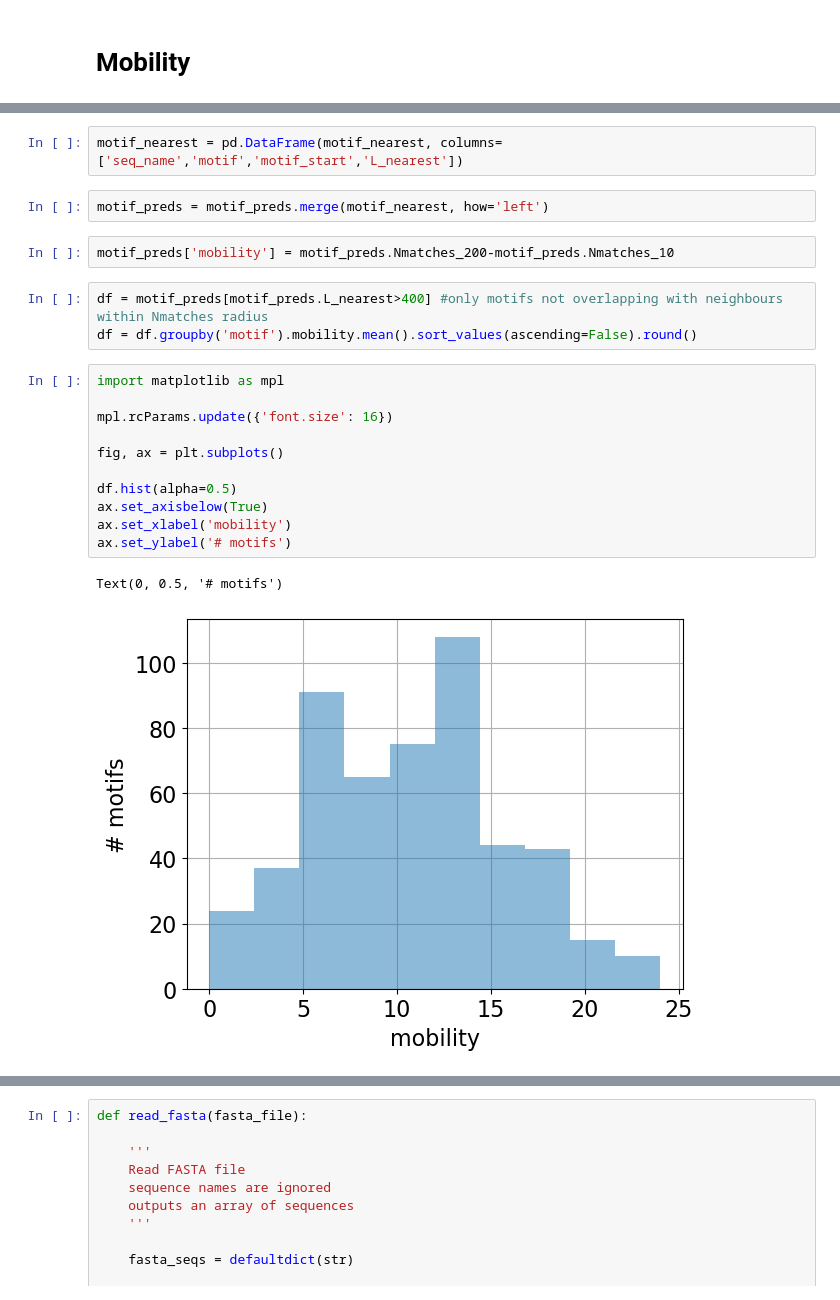
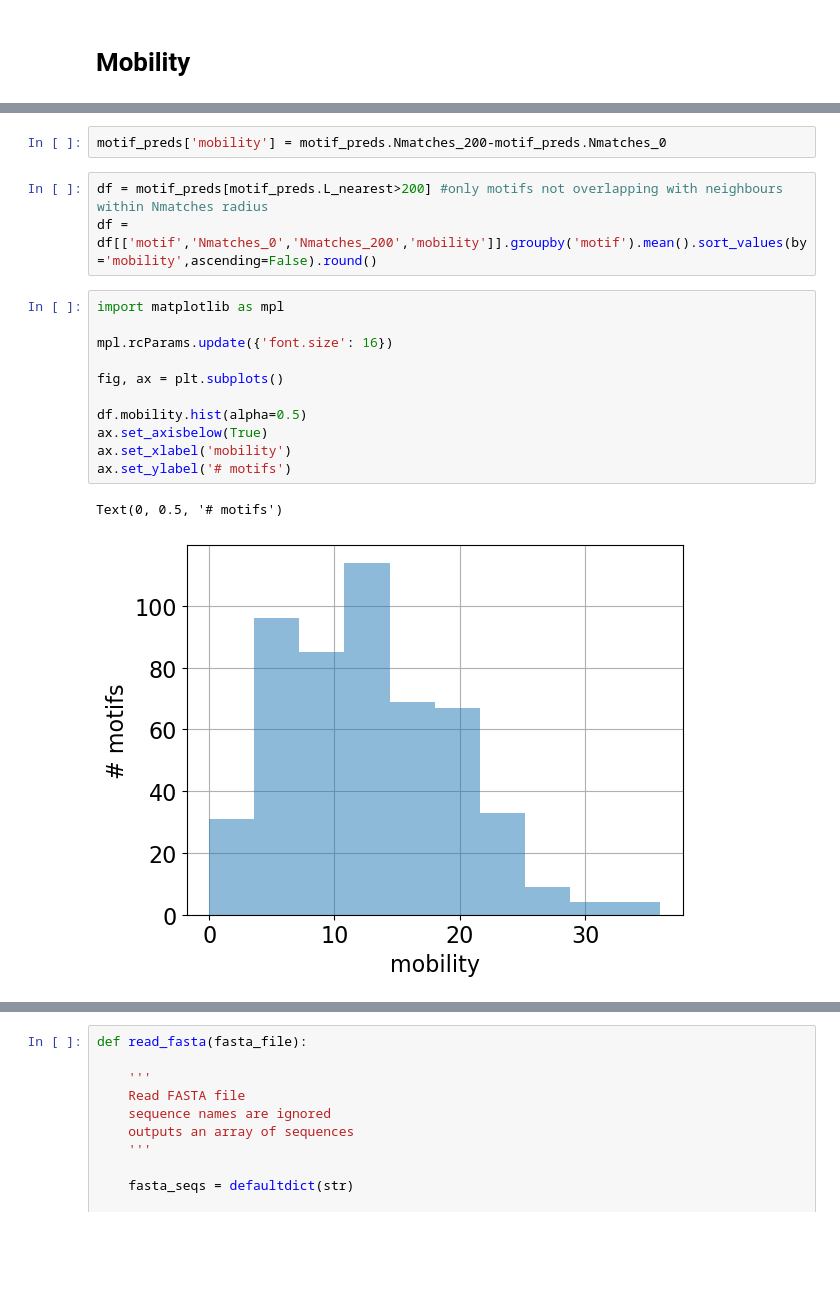
Before and after one commit to sergeyvilov/MLM, a Jupyter notebook: mammals_model/conservation/plots.ipynb, the cells around one changed output, grey strips where cells are left out. Saved outputs shown, nothing was run; the diff lists cells and outputs as text; blank space fills up the shorter version.

Commit message:
mobility

```diff
--- a/mammals_model/conservation/plots.ipynb
+++ b/mammals_model/conservation/plots.ipynb
@@ -166,24 +170,20 @@ for seq_name in tqdm(motif_preds.seq_name.unique()):
-# %%
-motif_nearest = pd.DataFrame(motif_nearest, columns=['seq_name','motif','motif_start','L_nearest'])
-# %%
-motif_preds = motif_preds.merge(motif_nearest, how='left')
 # %%
-motif_preds['mobility'] = motif_preds.Nmatches_200-motif_preds.Nmatches_10
+motif_preds['mobility'] = motif_preds.Nmatches_200-motif_preds.Nmatches_0
 # %%
-df = motif_preds[motif_preds.L_nearest>400] #only motifs not overlapping with neighbours within Nmatches radius
-df = df.groupby('motif').mobility.mean().sort_values(ascending=False).round()
+df = motif_preds[motif_preds.L_nearest>200] #only motifs not overlapping with neighbours within Nmatches radius
+df = df[['motif','Nmatches_0','Nmatches_200','mobility']].groupby('motif').mean().sort_values(by='mobility',ascending=False).round()
 # %%
 import matplotlib as mpl
 
 mpl.rcParams.update({'font.size': 16})
 
 fig, ax = plt.subplots()
 
-df.hist(alpha=0.5)
+df.mobility.hist(alpha=0.5)
 ax.set_axisbelow(True)
 ax.set_xlabel('mobility')
 ax.set_ylabel('# motifs')
 # %% [output]
 Text(0, 0.5, '# motifs')
-[figure, old version]
+[figure, new version]
 # %%
```
Also changed, not shown: parts of 6 cells of this notebook.
